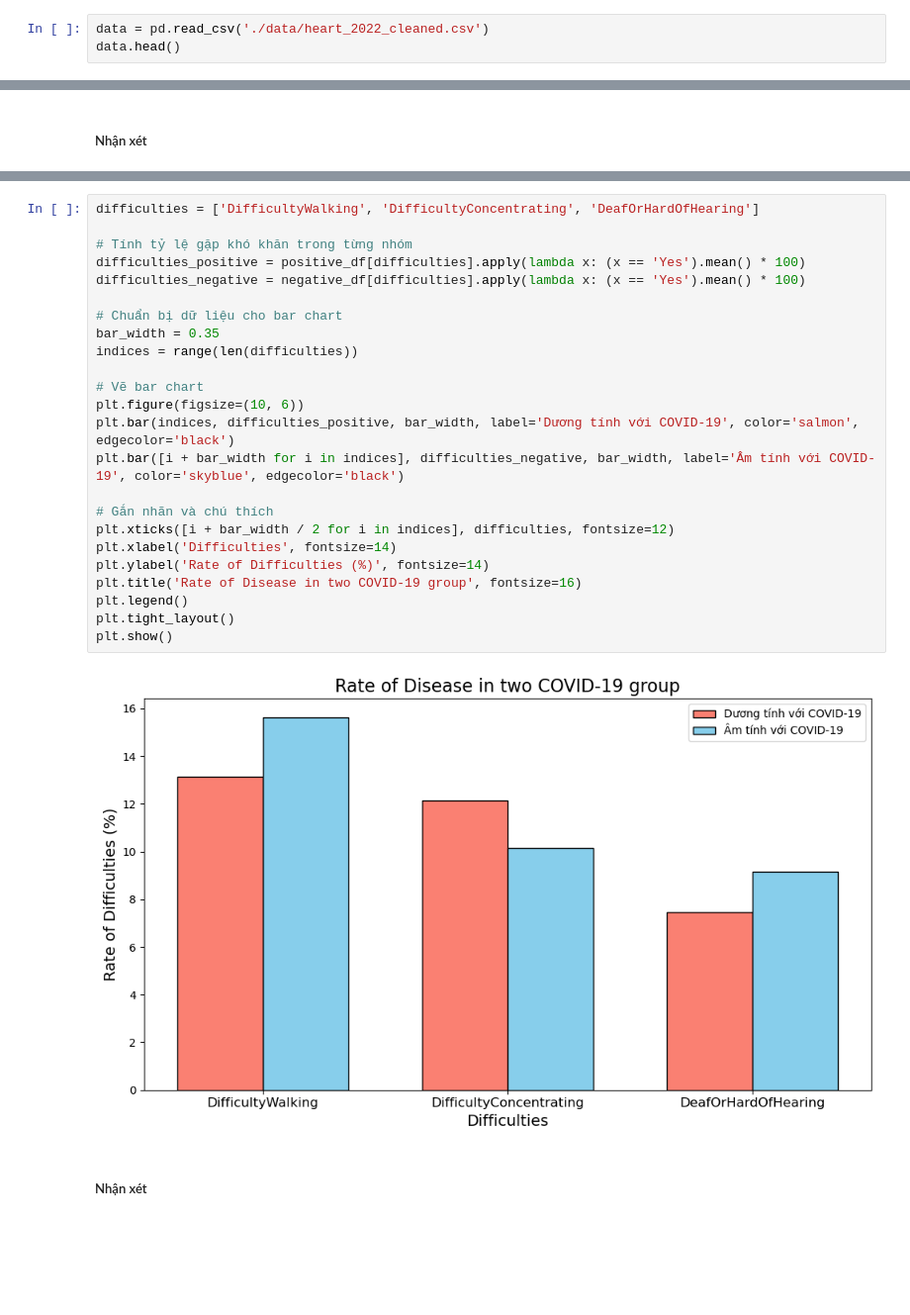
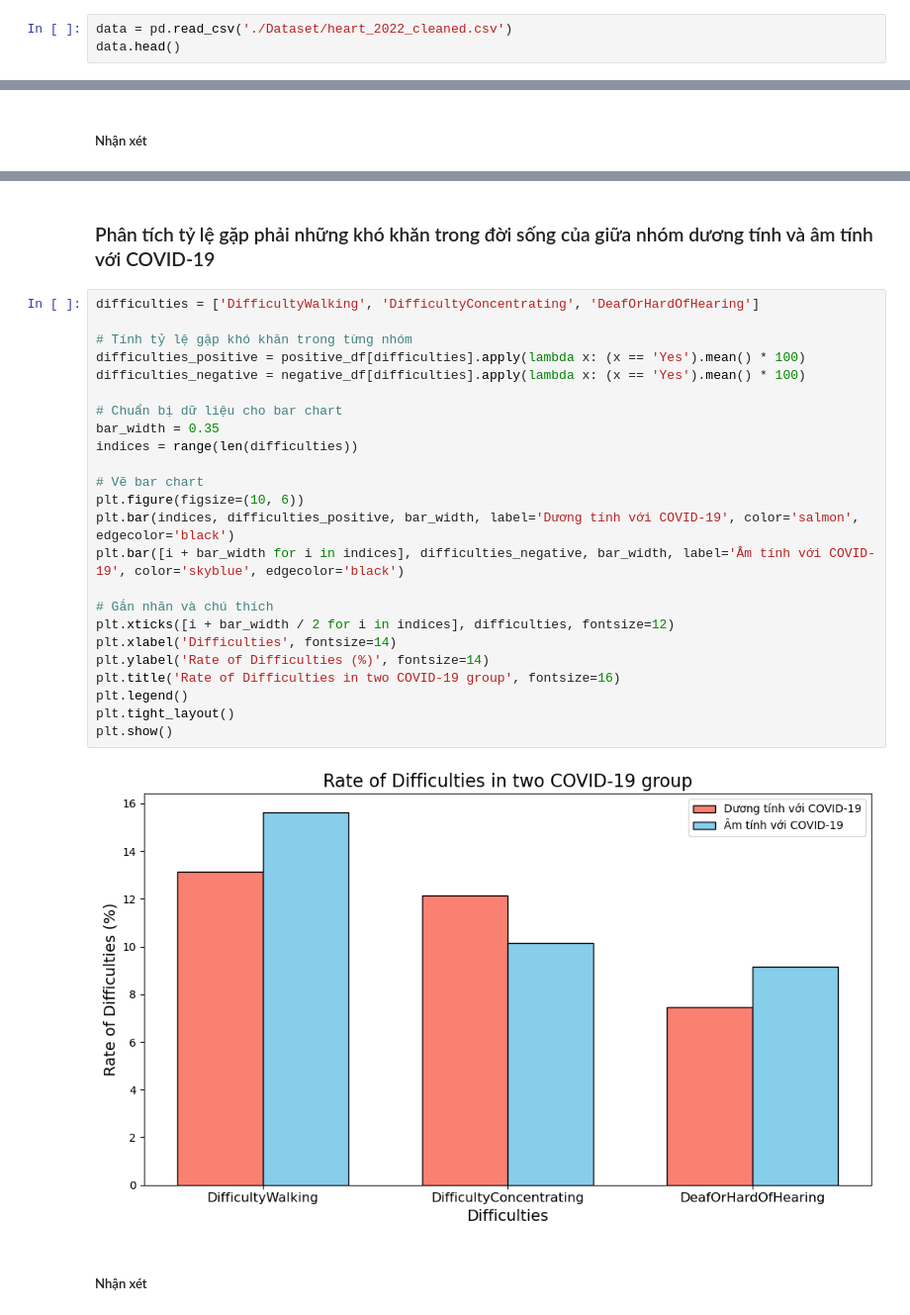
Before and after one commit to HoanggNguyen/LTKHDL_22-21, a Jupyter notebook: LTKHDL_MHoang.ipynb, the cells around one changed output, grey strips where cells are left out. Shown at 99% size. Drawn from its saved outputs; the diff is of its cells as text; blank space fills up the shorter version.

```diff
--- a/LTKHDL_MHoang.ipynb
+++ b/LTKHDL_MHoang.ipynb
@@ -8,7 +8,7 @@ import seaborn as sns
 # %% [markdown]
 # 2. Thu thập dữ liệu
 # %%
-data = pd.read_csv('./data/heart_2022_cleaned.csv')
+data = pd.read_csv('./Dataset/heart_2022_cleaned.csv')
 data.head()
 # %% [output]
 |  | State | Sex | GeneralHealth | PhysicalHealthDays | MentalHealthDays | LastCheckupTime | ... |
@@ -336,31 +357,33 @@ Dựa vào biểu đồ ta nhận thấy:
 
 Điều này cho ta thấy đa phần người đã từng mắc phải COVID-19 sẽ dính phải căn bệnh rối loạn trầm cảm và hen xuyễn.
+# %% [markdown]
+### Phân tích tỷ lệ gặp phải những khó khăn trong đời sống của giữa nhóm dương tính và âm tính với COVID-19
 # %%
 difficulties = ['DifficultyWalking', 'DifficultyConcentrating', 'DeafOrHardOfHearing']
 
 # Tính tỷ lệ gặp khó khăn trong từng nhóm
 difficulties_positive = positive_df[difficulties].apply(lambda x: (x == 'Yes').mean() * 100)
 difficulties_negative = negative_df[difficulties].apply(lambda x: (x == 'Yes').mean() * 100)
 
 # Chuẩn bị dữ liệu cho bar chart
 bar_width = 0.35
 indices = range(len(difficulties))
 
 # Vẽ bar chart
 plt.figure(figsize=(10, 6))
 plt.bar(indices, difficulties_positive, bar_width, label='Dương tính với COVID-19', color='salmon', edgecolor='black')
 plt.bar([i + bar_width for i in indices], difficulties_negative, bar_width, label='Âm tính với COVID-19', color='skyblue', edgecolor='black')
 
 # Gắn nhãn và chú thích
 plt.xticks([i + bar_width / 2 for i in indices], difficulties, fontsize=12)
 plt.xlabel('Difficulties', fontsize=14)
 plt.ylabel('Rate of Difficulties (%)', fontsize=14)
-plt.title('Rate of Disease in two COVID-19 group', fontsize=16)
+plt.title('Rate of Difficulties in two COVID-19 group', fontsize=16)
 plt.legend()
 plt.tight_layout()
 plt.show()
 # %% [output]
-[figure, old version]
+[figure, new version]
 # %% [markdown]
 ##### Nhận xét
 # %% [markdown]
```
Also changed, not shown: parts of 31 cells of this notebook, 1 other file.
